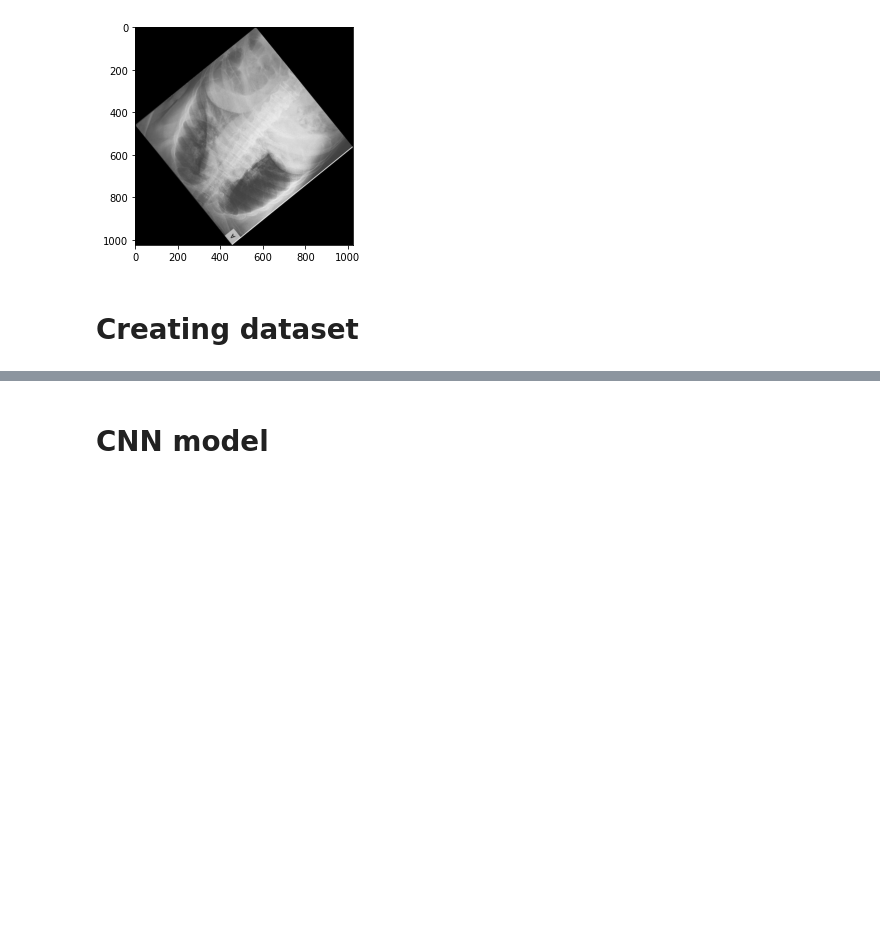
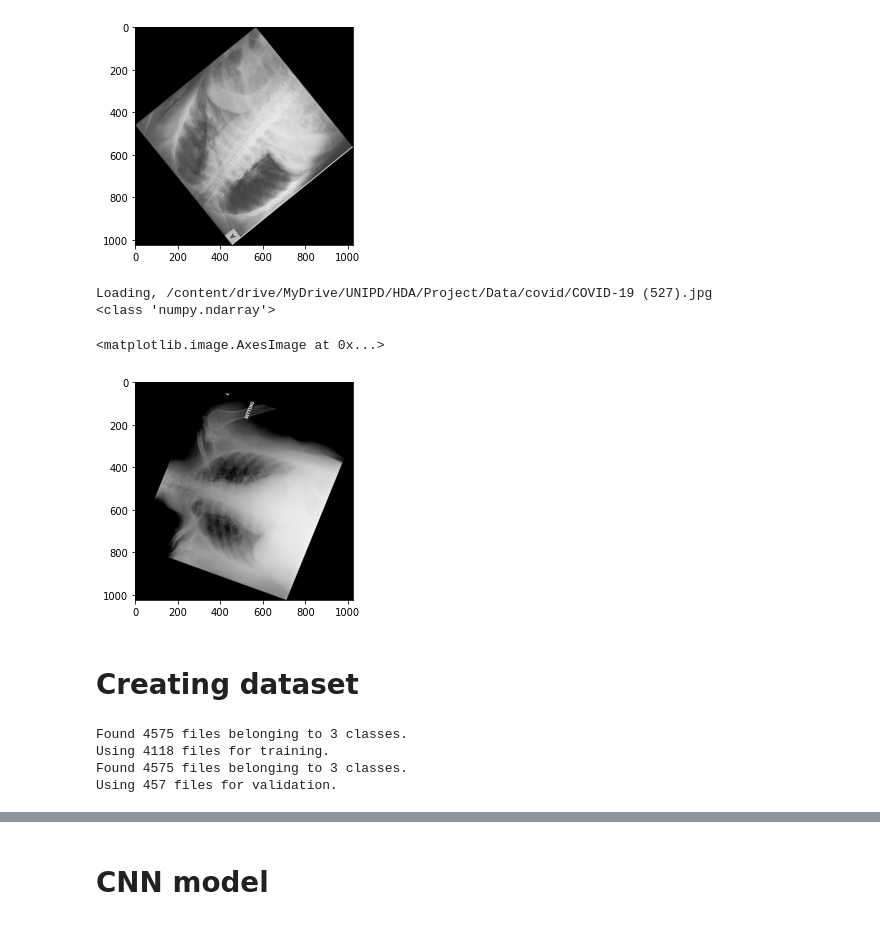
Before and after one commit to PashaIanko/Covid19Classifier, a Jupyter notebook: main.ipynb, the cells around one changed output, grey strips where cells are left out. Cells and saved outputs as stored; diff of their text form; code cells hidden in the pictures; blank space fills up the shorter version.

Commit message:
image_from_directory

```diff
--- a/main.ipynb
+++ b/main.ipynb
@@ -123,5 +122,50 @@ Loading, /content/drive/MyDrive/UNIPD/HDA/Project/Data/covid/COVID-19 (401).jpg
 <class 'numpy.ndarray'>
 <matplotlib.image.AxesImage at 0x...>
 [figure]
+# %%
+im = load_image(X_train[0])
+plt.imshow(im.astype('uint8'))
+# %% [output]
+Loading, /content/drive/MyDrive/UNIPD/HDA/Project/Data/covid/COVID-19 (527).jpg
+<class 'numpy.ndarray'>
+<matplotlib.image.AxesImage at 0x...>
+[figure, added]
 # %% [markdown]
 # Creating dataset
+# %%
+img_height = im.shape[0]
+img_width = im.shape[1]
+batch_size = 9
+
+ds_train = tf.keras.preprocessing.image_dataset_from_directory(
+       '/content/drive/MyDrive/UNIPD/HDA/Project/Data',
+       labels = 'inferred',
+       label_mode = 'int',
+       # class_names = ,
+       color_mode = 'rgb',
+       batch_size = batch_size,
+       image_size = (28, 28),  # (img_height, img_width),
+       shuffle = True,
+       seed = 123,
+       validation_split = 0.1,
+       subset = 'training'
+)
+
+ds_validation = tf.keras.preprocessing.image_dataset_from_directory(
+       '/content/drive/MyDrive/UNIPD/HDA/Project/Data',
+       labels = 'inferred',
+       label_mode = 'int',
+       # class_names = ,
+       color_mode = 'rgb',
+       batch_size = batch_size,
+       image_size = (28, 28),  # (img_height, img_width),
+       shuffle = True,
+       seed = 123,
+       validation_split = 0.1,
+       subset = 'validation'
+)
+# %% [output]
+Found 4575 files belonging to 3 classes.
+Using 4118 files for training.
+Found 4575 files belonging to 3 classes.
+Using 457 files for validation.
```
Also changed, not shown: parts of 4 cells of this notebook.
